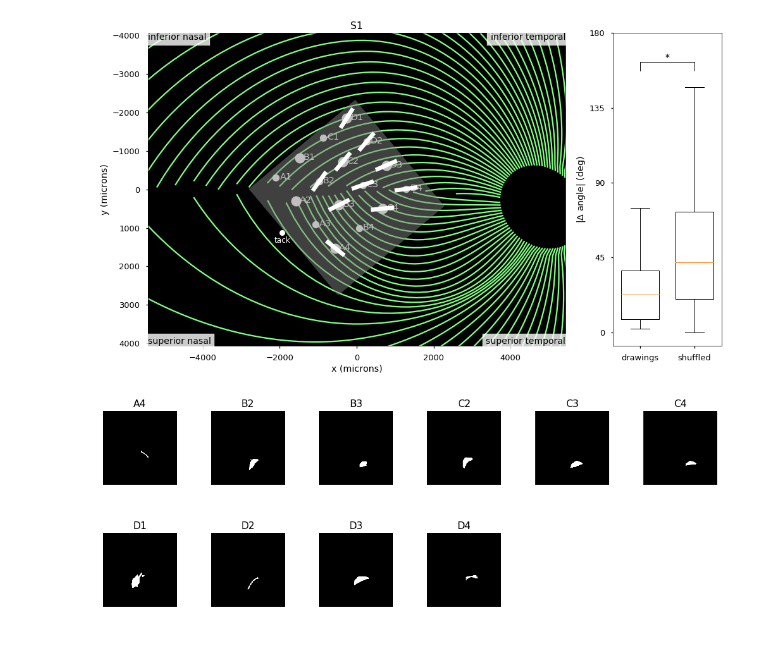
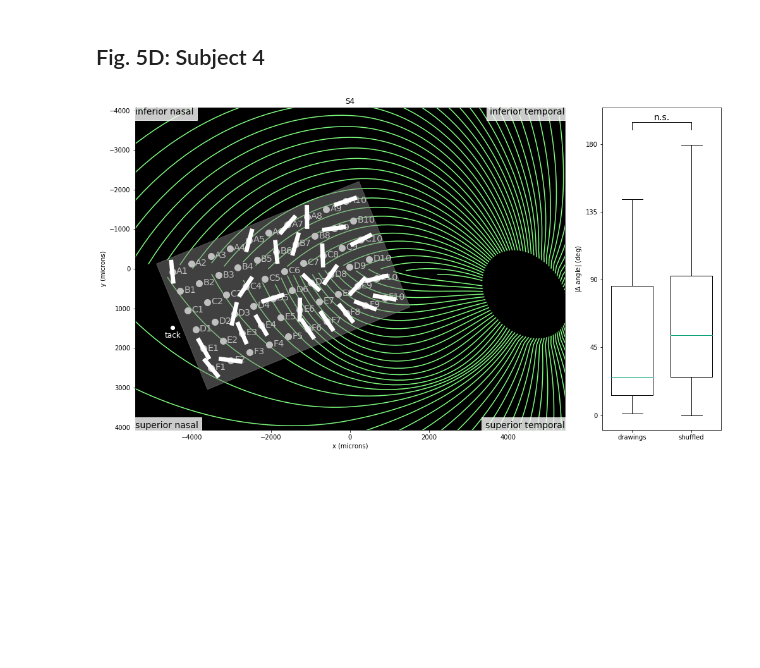
Before and after one commit to VisCog/ArgusShapes, a Jupyter notebook: figures/fig5-axon-map-orientation.ipynb, the cells around one changed output. Drawn from its saved outputs; the diff is of its cells as text; code cells hidden in the pictures; blank space fills up the shorter version.

```diff
--- a/figures/fig5-axon-map-orientation.ipynb
+++ b/figures/fig5-axon-map-orientation.ipynb
@@ -36,3 +23,10 @@ for subject in subjects:
+# %%
+X, y = argus_shapes.load_data(os.path.join(datafolder, 'drawings_single.csv'))
+Xy = pd.concat((X, y.drop(columns='electrode')), axis=1)
+# %%
+# Don't binarize (thresh=False), don't exclude inconsistent mean drawings (max_area=inf):
+Xmu, ymu = argus_shapes.calc_mean_images(X, y, thresh=False, max_area=np.inf)
+Xymu = pd.concat((Xmu, ymu.drop(columns='electrode')), axis=1)
 # %%
 def calc_tangent(xc, yc, model, bundles):
     axon = model._finds_closest_axons(bundles, xret=xc, yret=yc)[0]
@@ -52,7 +46,8 @@ def calc_tangent(xc, yc, model, bundles):
         tangent -= np.deg2rad(180)
     return tangent
 # %%
-def shuffle_test(subject, y_mean, subjectdata, n_iter=10, alpha=0.05, random_state=42):
+def shuffle_test(subject, Xy, subjectdata, n_iter=10, alpha=0.05, random_state=42):
+    """Resample analysis"""
     np.random.seed(random_state)
     implant_type = subjectdata.loc[subject, 'implant_type']
     implant_rot = subjectdata.loc[subject, 'implant_rot']
@@ -60,29 +55,29 @@ def shuffle_test(subject, y_mean, subjectdata, n_iter=10, alpha=0.05, random_sta
                            y_center=subjectdata.loc[subject, 'implant_y'],
                            rot=implant_rot)
     model = argus_shapes.models.ModelC(engine='cython')
+#     model.fit(pd.DataFrame(Xy))
     model.fit(pd.DataFrame([{'electrode': 'A01'}]))
     bundles = model._grows_axon_bundles()
-    x_center = [implant[e['electrode']].x_center for (_, e) in y_mean.iterrows()]
-    y_center = [implant[e['electrode']].y_center for (_, e) in y_mean.iterrows()]
+    x_center = [implant[row['electrode']].x_center for (_, row) in Xy.iterrows()]
+    y_center = [implant[row['electrode']].y_center for (_, row) in Xy.iterrows()]
 
     angles_true = [
         np.abs(np.rad2deg(argus_shapes.utils.angle_diff(
-            e['orientation'],
+            row['orientation'],
             calc_tangent(xc, yc, model, bundles)
         )))
-        for (_, e), xc, yc in zip(y_mean.iterrows(), x_center, y_center)
+        for (_, row), xc, yc in zip(Xy.iterrows(), x_center, y_center)
     ]
     angles_random = []
     for _ in range(n_iter):
-        # FIXME: don't hardcode xrange, yrange, use model.xret.min() and max() etc.
-        x_center = np.random.rand(len(y_mean)) * 16000 - 8000
-        y_center = np.random.rand(len(y_mean)) * 10000 - 5000
+        x_center = np.random.rand(Xy.shape[0]) * 16000 - 8000
+        y_center = np.random.rand(Xy.shape[0]) * 8000 - 4000
         angles_random.append([
             np.abs(np.rad2deg(argus_shapes.utils.angle_diff(
-                e['orientation'],
+                row['orientation'],
                 calc_tangent(xc, yc, model, bundles)
             )))
-            for (_, e), xc, yc in zip(y_mean.iterrows(), x_center, y_center)
+            for (_, row), xc, yc in zip(Xy.iterrows(), x_center, y_center)
         ])
     is_better = [np.mean(a) for a in angles_random] < np.mean(angles_true)
     is_signif = np.sum(is_better) < alpha * n_iter
@@ -138,35 +219,20 @@ is_signif, angles_true, angles_random = shuffle_test(
+# %% [markdown]
+## Fig. 5D: Subject 4
+# %%
+subject = 'S4'
+Xy = Xymu[Xymu.subject == subject]
+is_signif, angles_true, angles_random = shuffle_test(
+    subject, Xy, subjectdata, n_iter=n_shuffle, alpha=alpha
+)
 # %%
 fig = plt.figure(figsize=(14, 8))
 ax1 = plt.subplot2grid((1, 4), (0, 0), colspan=3)
-plot_orientation(subject, y_mean[subject], subjectdata, ax1)
+plot_orientation(subject, Xy, subjectdata, ax1)
 
 ax2 = plt.subplot2grid((1, 4), (0, 3))
 plot_box(angles_true, angles_random, is_signif, ax2)
 
 fig.tight_layout()
-fig.savefig('%s-axons.eps' % subject)
+fig.savefig('fig5-%s-axons.eps' % subject)
 # %% [output]
-[figure, old version]
+[figure, new version]
-# %%
-yy = y_mean[subject]
-els = yy.electrode.unique()
-ncols = 6
-nrows = int(np.ceil(len(els) / ncols))
-fig, axes = plt.subplots(ncols=ncols, nrows=nrows, figsize=(14, 3 * nrows))
-for ax in axes.ravel():
-    ax.axis('off')
-for el, ax in zip(els, axes.ravel()):
-    ax.axis('on')
-    row = yy[yy['electrode'] == el].reset_index()
-    if row.empty:
-        continue
-    img = row.image[0]
-    ax.imshow(img, cmap='gray')
-    ax.axis('off')
-    ax.set_xticks([])
-    ax.set_yticks([])
-    ax.set_title(el)
-fig.tight_layout()
-fig.savefig('%s-axons-drawings.eps' % subject)
-# %% [output]
-[figure, removed]
```
Also changed, not shown: parts of 28 cells of this notebook, 2 other files.
